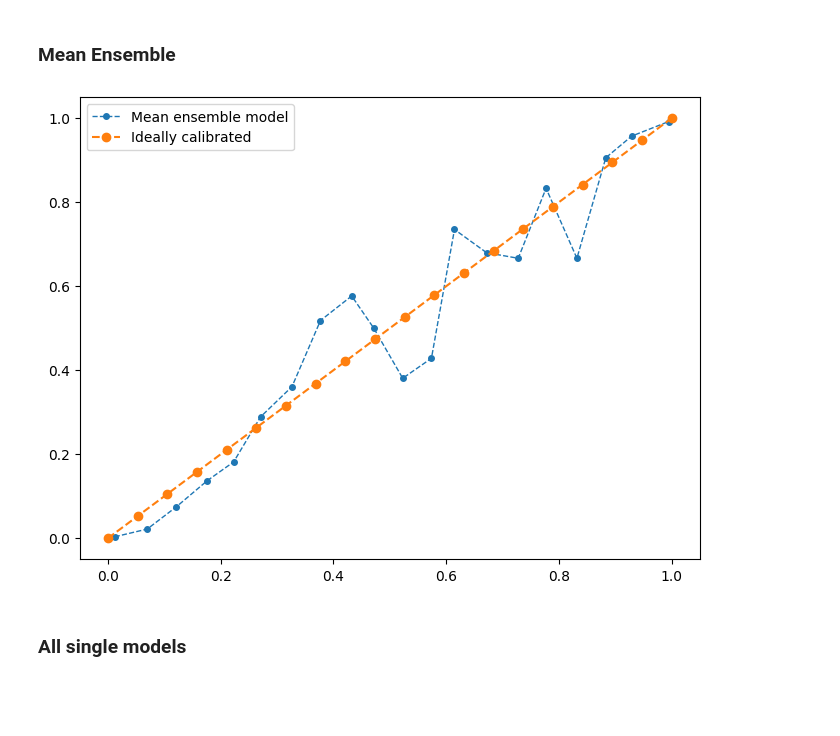
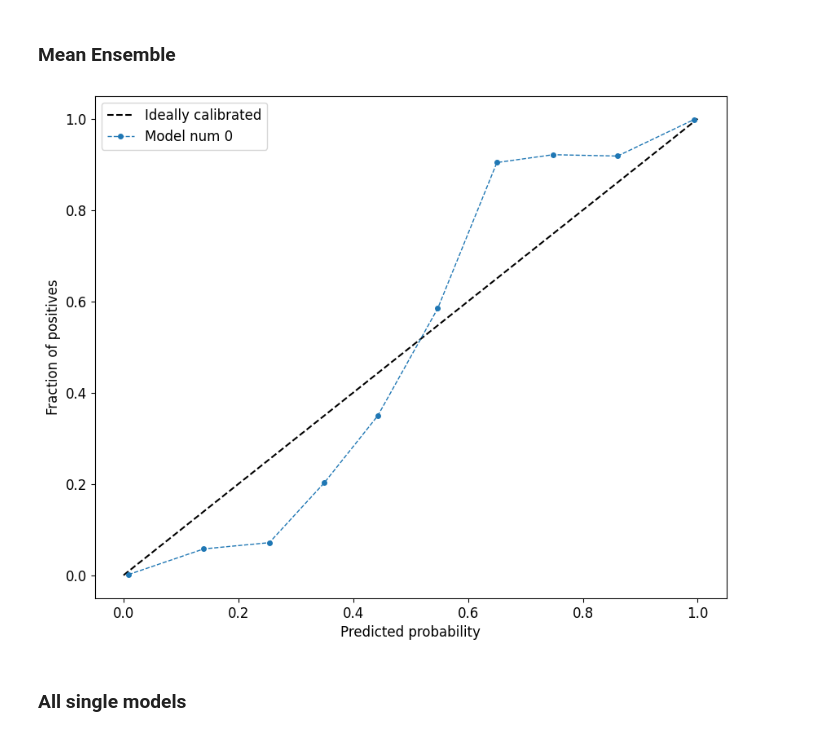
Before and after one commit to stalex2902/uncertainty-aware-cpd, a Jupyter notebook: notebooks/calibration.ipynb, the cells around one changed output. Saved outputs shown, nothing was run; the diff lists cells and outputs as text; code cells hidden in the pictures; blank space fills up the shorter version.

Commit message:
Calibration

```diff
--- a/notebooks/calibration.ipynb
+++ b/notebooks/calibration.ipynb
@@ -90,25 +163,9 @@ uct.viz.plot_calibration(
 [figure]
 # %% [markdown]
 ### Mean Ensemble
-# %%
-prob_true, prob_pred = calibration_curve(test_labels_flat, test_out_flat, n_bins=20)
-
-x_ideal = np.linspace(0, 1, 20)
-
-plt.figure(figsize=(8, 6))
-plt.plot(
-    prob_pred,
-    prob_true,
-    linestyle="--",
-    marker="o",
-    markersize=4,
-    linewidth=1,
-    label="Mean ensemble model",
-)
-plt.plot(x_ideal, x_ideal, linestyle="--", marker="o", label="Ideally calibrated")
-plt.legend()
-plt.show()
-# %% [output]
-[figure, removed]
+# %%
+plot_calibration_curves([ens_bce], test_dataloader, model_type="ensemble")
+# %% [output]
+[figure, added]
 # %% [markdown]
 ### All single models
```
Also changed, not shown: parts of 20 cells of this notebook, 3 other files.
